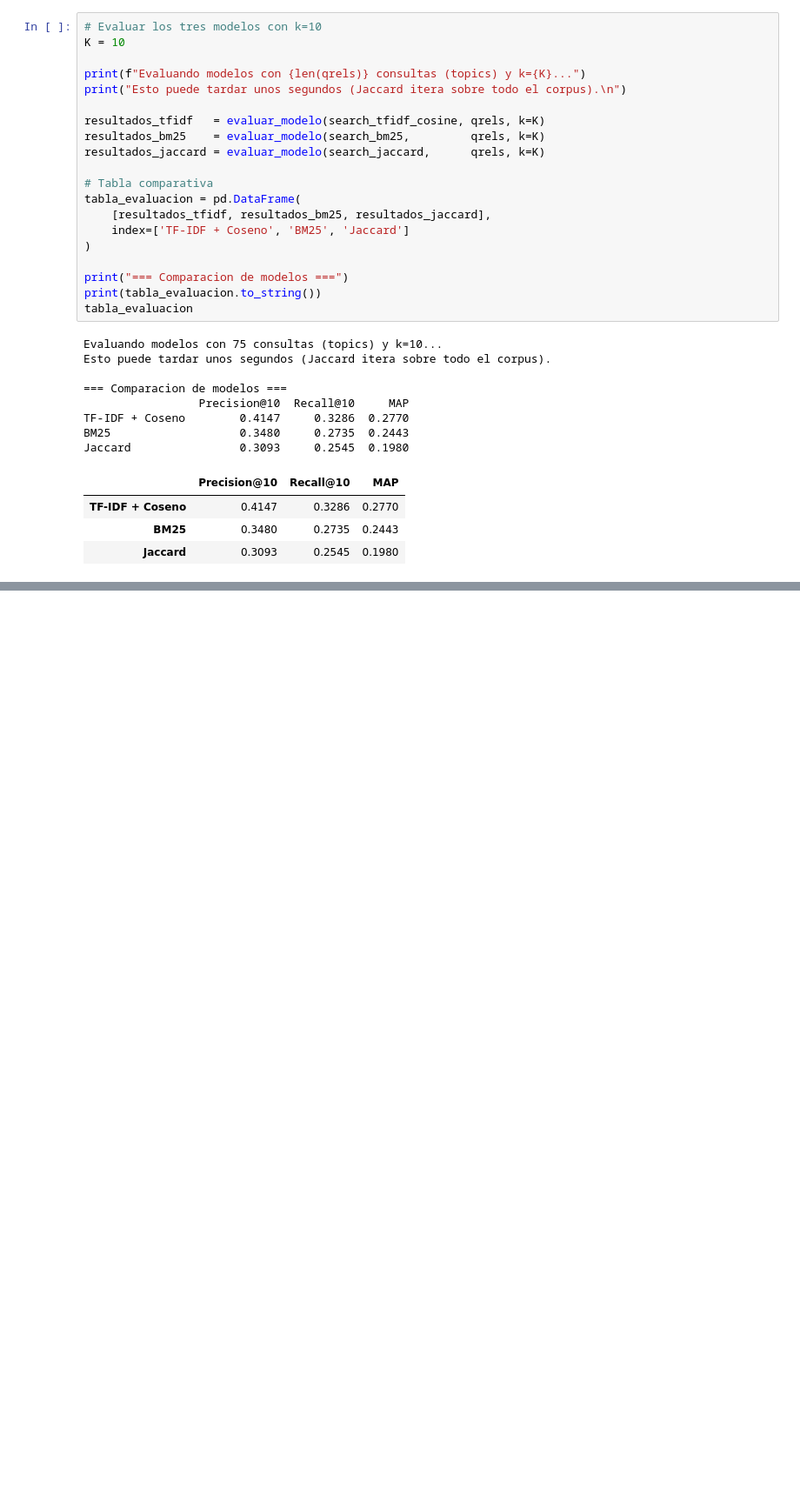
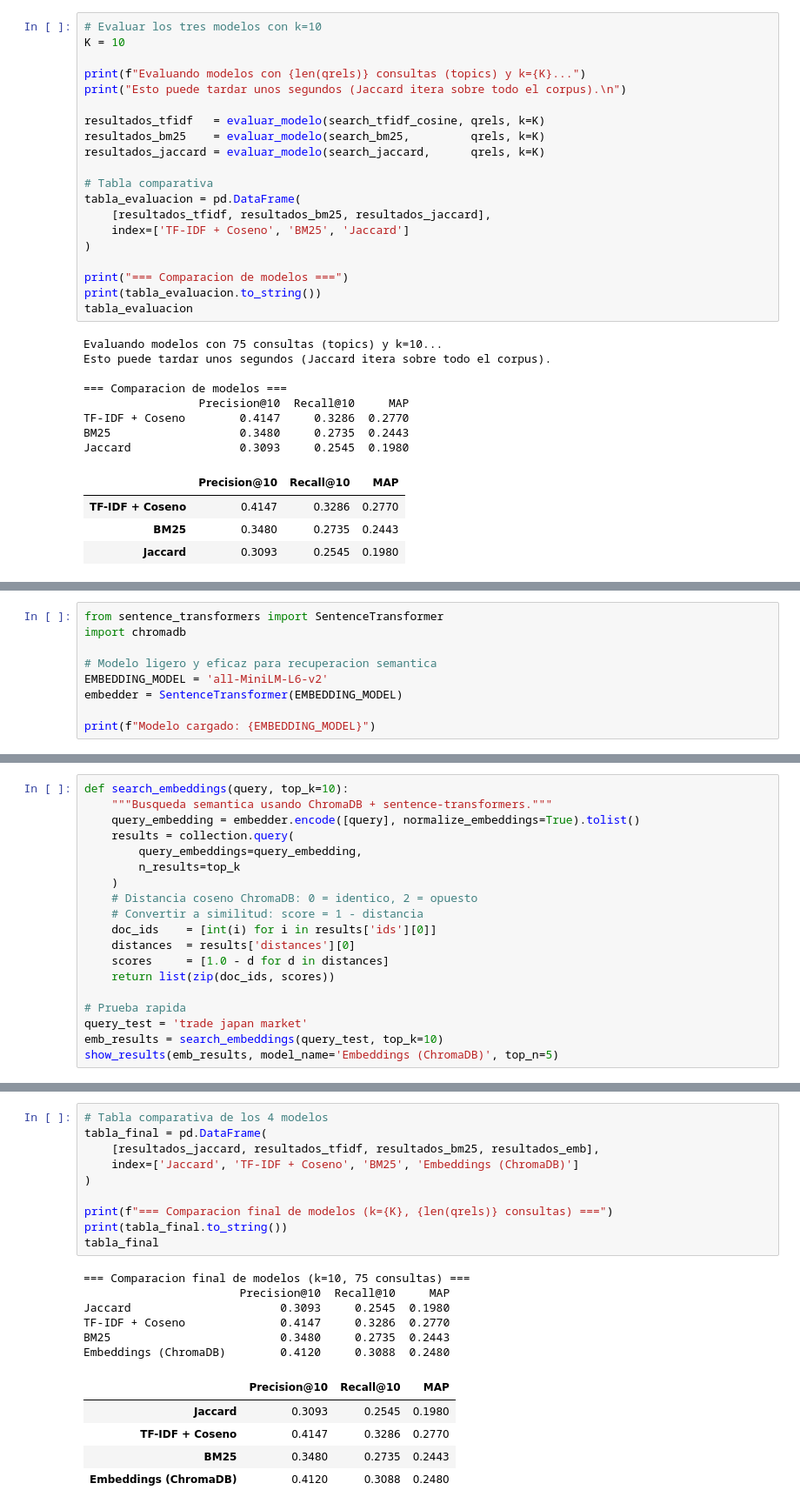
Before and after one commit to cAlexisy/ri-proyecto-bimestre1, a Jupyter notebook: src/persona3/tfidf_bm25.ipynb, the cells around one changed output, grey strips where cells are left out. Shown at 87% size. Drawn from its saved outputs; the diff is of its cells as text; blank space fills up the shorter version.

```diff
--- a/src/persona3/tfidf_bm25.ipynb
+++ b/src/persona3/tfidf_bm25.ipynb
@@ -475,0 +480,9 @@ Jaccard                0.3093     0.2545  0.1980
+# %%
+from sentence_transformers import SentenceTransformer
+import chromadb
+
+# Modelo ligero y eficaz para recuperacion semantica
+EMBEDDING_MODEL = 'all-MiniLM-L6-v2'
+embedder = SentenceTransformer(EMBEDDING_MODEL)
+
+print(f"Modelo cargado: {EMBEDDING_MODEL}")
@@ -475,0 +543,19 @@ Jaccard                0.3093     0.2545  0.1980
+# %%
+def search_embeddings(query, top_k=10):
+    """Busqueda semantica usando ChromaDB + sentence-transformers."""
+    query_embedding = embedder.encode([query], normalize_embeddings=True).tolist()
+    results = collection.query(
+        query_embeddings=query_embedding,
+        n_results=top_k
+    )
+    # Distancia coseno ChromaDB: 0 = identico, 2 = opuesto
+    # Convertir a similitud: score = 1 - distancia
+    doc_ids    = [int(i) for i in results['ids'][0]]
+    distances  = results['distances'][0]
+    scores     = [1.0 - d for d in distances]
+    return list(zip(doc_ids, scores))
+
+# Prueba rapida
+query_test = 'trade japan market'
+emb_results = search_embeddings(query_test, top_k=10)
+show_results(emb_results, model_name='Embeddings (ChromaDB)', top_n=5)
@@ -475,0 +594,22 @@ Jaccard                0.3093     0.2545  0.1980
+# %%
+# Tabla comparativa de los 4 modelos
+tabla_final = pd.DataFrame(
+    [resultados_jaccard, resultados_tfidf, resultados_bm25, resultados_emb],
+    index=['Jaccard', 'TF-IDF + Coseno', 'BM25', 'Embeddings (ChromaDB)']
+)
+
+print(f"=== Comparacion final de modelos (k={K}, {len(qrels)} consultas) ===")
+print(tabla_final.to_string())
+tabla_final
+# %% [output]
+=== Comparacion final de modelos (k=10, 75 consultas) ===
+                       Precision@10  Recall@10     MAP
+Jaccard                      0.3093     0.2545  0.1980
+TF-IDF + Coseno              0.4147     0.3286  0.2770
+BM25                         0.3480     0.2735  0.2443
+Embeddings (ChromaDB)        0.4120     0.3088  0.2480
+|  | Precision@10 | Recall@10 | MAP |
+| Jaccard | 0.3093 | 0.2545 | 0.1980 |
+| TF-IDF + Coseno | 0.4147 | 0.3286 | 0.2770 |
+| BM25 | 0.3480 | 0.2735 | 0.2443 |
+| Embeddings (ChromaDB) | 0.4120 | 0.3088 | 0.2480 |
```
Also changed, not shown: parts of 11 cells of this notebook.
